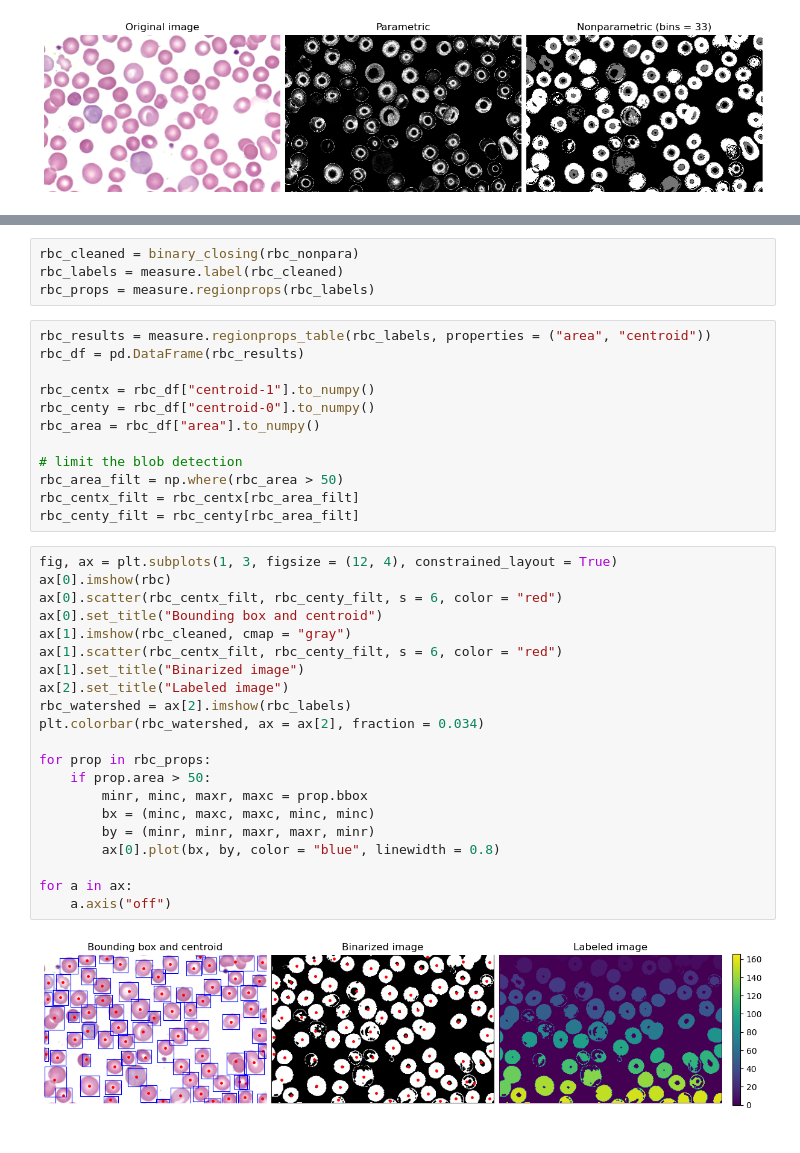
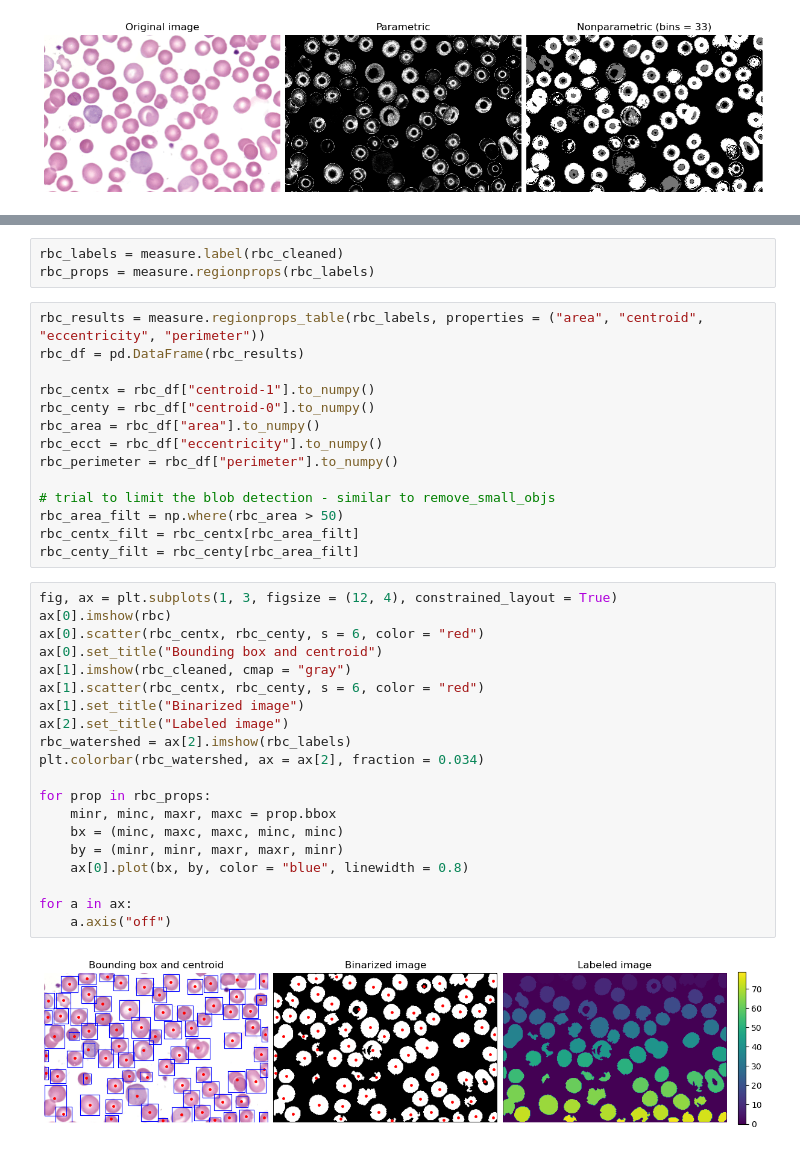
Before and after one commit to npcrmns/App-Physics-157, a Jupyter notebook: [7] Blob Analysis/Blob Analysis.ipynb, the cells around one changed output, grey strips where cells are left out. Cells and saved outputs as stored; diff of their text form.

```diff
--- a/[7] Blob Analysis/Blob Analysis.ipynb
+++ b/[7] Blob Analysis/Blob Analysis.ipynb
@@ -205,39 +208,39 @@ for a in ax:
 # %%
-rbc_cleaned = binary_closing(rbc_nonpara)
 rbc_labels = measure.label(rbc_cleaned)
 rbc_props = measure.regionprops(rbc_labels)
 # %%
-rbc_results = measure.regionprops_table(rbc_labels, properties = ("area", "centroid"))
+rbc_results = measure.regionprops_table(rbc_labels, properties = ("area", "centroid", "eccentricity", "perimeter"))
 rbc_df = pd.DataFrame(rbc_results)
 
 rbc_centx = rbc_df["centroid-1"].to_numpy()
 rbc_centy = rbc_df["centroid-0"].to_numpy()
 rbc_area = rbc_df["area"].to_numpy()
+rbc_ecct = rbc_df["eccentricity"].to_numpy()
+rbc_perimeter = rbc_df["perimeter"].to_numpy()
 
-# limit the blob detection
+# trial to limit the blob detection - similar to remove_small_objs
 rbc_area_filt = np.where(rbc_area > 50)
 rbc_centx_filt = rbc_centx[rbc_area_filt]
 rbc_centy_filt = rbc_centy[rbc_area_filt]
-# %%
-fig, ax = plt.subplots(1, 3, figsize = (12, 4), constrained_layout = True)
-ax[0].imshow(rbc)
-ax[0].scatter(rbc_centx_filt, rbc_centy_filt, s = 6, color = "red")
-ax[0].set_title("Bounding box and centroid")
-ax[1].imshow(rbc_cleaned, cmap = "gray")
-ax[1].scatter(rbc_centx_filt, rbc_centy_filt, s = 6, color = "red")
-ax[1].set_title("Binarized image")
-ax[2].set_title("Labeled image")
-rbc_watershed = ax[2].imshow(rbc_labels)
-plt.colorbar(rbc_watershed, ax = ax[2], fraction = 0.034)
-
-for prop in rbc_props:
-    if prop.area > 50:
-        minr, minc, maxr, maxc = prop.bbox
-        bx = (minc, maxc, maxc, minc, minc)
-        by = (minr, minr, maxr, maxr, minr)
-        ax[0].plot(bx, by, color = "blue", linewidth = 0.8)
-
-for a in ax:
-    a.axis("off")
-# %% [output]
-[figure, removed]
+# %%
+fig, ax = plt.subplots(1, 3, figsize = (12, 4), constrained_layout = True)
+ax[0].imshow(rbc)
+ax[0].scatter(rbc_centx, rbc_centy, s = 6, color = "red")
+ax[0].set_title("Bounding box and centroid")
+ax[1].imshow(rbc_cleaned, cmap = "gray")
+ax[1].scatter(rbc_centx, rbc_centy, s = 6, color = "red")
+ax[1].set_title("Binarized image")
+ax[2].set_title("Labeled image")
+rbc_watershed = ax[2].imshow(rbc_labels)
+plt.colorbar(rbc_watershed, ax = ax[2], fraction = 0.034)
+
+for prop in rbc_props:
+    minr, minc, maxr, maxc = prop.bbox
+    bx = (minc, maxc, maxc, minc, minc)
+    by = (minr, minr, maxr, maxr, minr)
+    ax[0].plot(bx, by, color = "blue", linewidth = 0.8)
+
+for a in ax:
+    a.axis("off")
+# %% [output]
+[figure, added]
```
Also changed, not shown: parts of 6 cells of this notebook.
